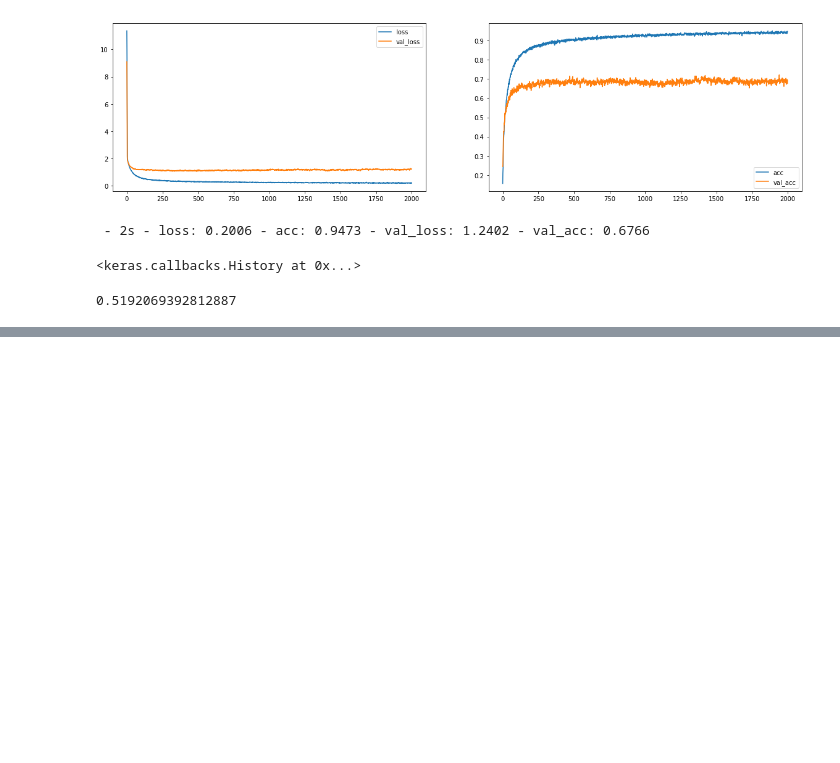
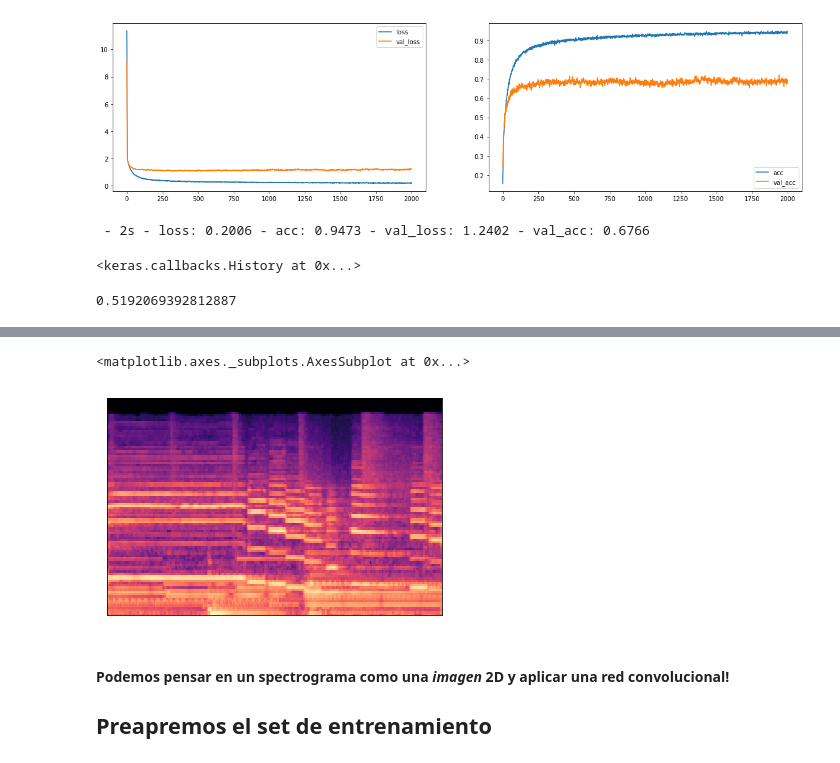
Before and after one commit to pedrini210/instrument-recognition, a Jupyter notebook: Instrument Recognition.ipynb, the cells around one changed output, grey strips where cells are left out. Saved outputs shown, nothing was run; the diff lists cells and outputs as text; code cells hidden in the pictures; blank space fills up the shorter version.

Commit message:
Also with Mel Spectrogram and CNN!

```diff
--- a/Instrument Recognition.ipynb
+++ b/Instrument Recognition.ipynb
@@ -565,0 +576,14 @@ print(acum/test.shape[0])
+# %%
+# Loading and generating a Mel Spectrogram
+
+aud, sr = librosa.load("C:/Users/pedri/Downloads/IRMAS-Sample/Training/sax/118__[sax][nod][jaz_blu]1702__3.wav", sr=None)
+melgram = librosa.power_to_db(librosa.feature.melspectrogram(aud, sr=sr, n_mels=96), ref=np.max)
+# %%
+librosa.display.specshow(melgram)
+# %% [output]
+<matplotlib.axes._subplots.AxesSubplot at 0x...>
+[figure, added]
+# %% [markdown]
+#### Podemos pensar en un spectrograma como una _imagen_ 2D y aplicar una red convolucional!
+
+## Preapremos el set de entrenamiento
```
Also changed, not shown: parts of 29 cells of this notebook, 1 other file.
